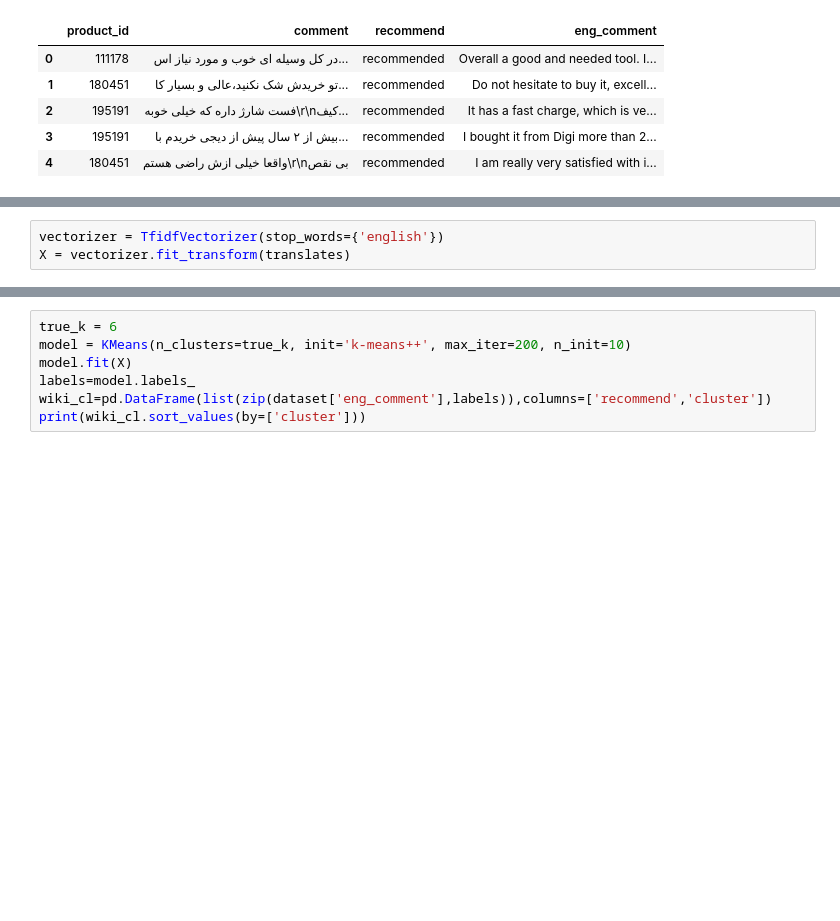
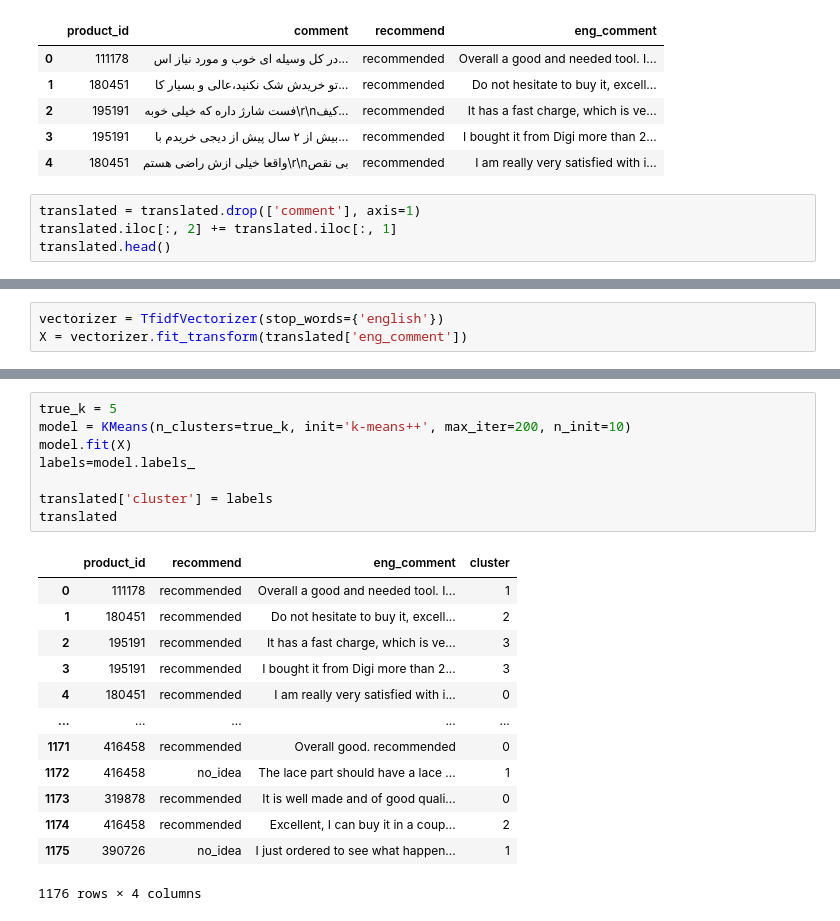
Before and after one commit to nahbos/Data-Mining-on-DigiKala-datasets, a Jupyter notebook: DM-4thProj-Recommendation.ipynb, the cells around one changed output, grey strips where cells are left out. Drawn from its saved outputs; the diff is of its cells as text; blank space fills up the shorter version.

```diff
--- a/DM-4thProj-Recommendation.ipynb
+++ b/DM-4thProj-Recommendation.ipynb
@@ -85,3 +87,7 @@ translated.head()
 | 2 | 195191 | فست شارژ داره که خیلی خوبه\r\nکیف... | recommended | It has a fast charge, which is ve... |
 | 3 | 195191 | بیش از ۲ سال پیش از دیجی خریدم با... | recommended | I bought it from Digi more than 2... |
 | 4 | 180451 | واقعا خیلی ازش راضی هستم\r\nبی نقص | recommended | I am really very satisfied with i... |
+# %%
+translated = translated.drop(['comment'], axis=1)
+translated.iloc[:, 2] += translated.iloc[:, 1]
+translated.head()
@@ -123,3 +155,6 @@ preprocessed_comments[:5]
+# %%
+vectorizer = TfidfVectorizer(stop_words={'english'})
+X = vectorizer.fit_transform(translated['eng_comment'])
 # %%
 import matplotlib.pyplot as plt
 from sklearn.cluster import KMeans
@@ -137,6 +172,3 @@ plt.xlabel('k')
 plt.ylabel('Sum_of_squared_distances')
 plt.title('Elbow Method For Optimal k')
 plt.show()
-# %%
-vectorizer = TfidfVectorizer(stop_words={'english'})
-X = vectorizer.fit_transform(translates)
@@ -143,7 +192,22 @@ X = vectorizer.fit_transform(translates)
 # %%
-true_k = 6
+true_k = 5
 model = KMeans(n_clusters=true_k, init='k-means++', max_iter=200, n_init=10)
 model.fit(X)
 labels=model.labels_
-wiki_cl=pd.DataFrame(list(zip(dataset['eng_comment'],labels)),columns=['recommend','cluster'])
-print(wiki_cl.sort_values(by=['cluster']))
+
+translated['cluster'] = labels
+translated
+# %% [output]
+|  | product_id | recommend | eng_comment | cluster |
+| 0 | 111178 | recommended | Overall a good and needed tool. I... | 1 |
+| 1 | 180451 | recommended | Do not hesitate to buy it, excell... | 2 |
+| 2 | 195191 | recommended | It has a fast charge, which is ve... | 3 |
+| 3 | 195191 | recommended | I bought it from Digi more than 2... | 3 |
+| 4 | 180451 | recommended | I am really very satisfied with i... | 0 |
+| ... | ... | ... | ... | ... |
+| 1171 | 416458 | recommended | Overall good. recommended | 0 |
+| 1172 | 416458 | no_idea | The lace part should have a lace ... | 1 |
+| 1173 | 319878 | recommended | It is well made and of good quali... | 0 |
+| 1174 | 416458 | recommended | Excellent, I can buy it in a coup... | 2 |
+| 1175 | 390726 | no_idea | I just ordered to see what happen... | 1 |
+1176 rows × 4 columns
```
Also changed, not shown: parts of 24 cells of this notebook.
